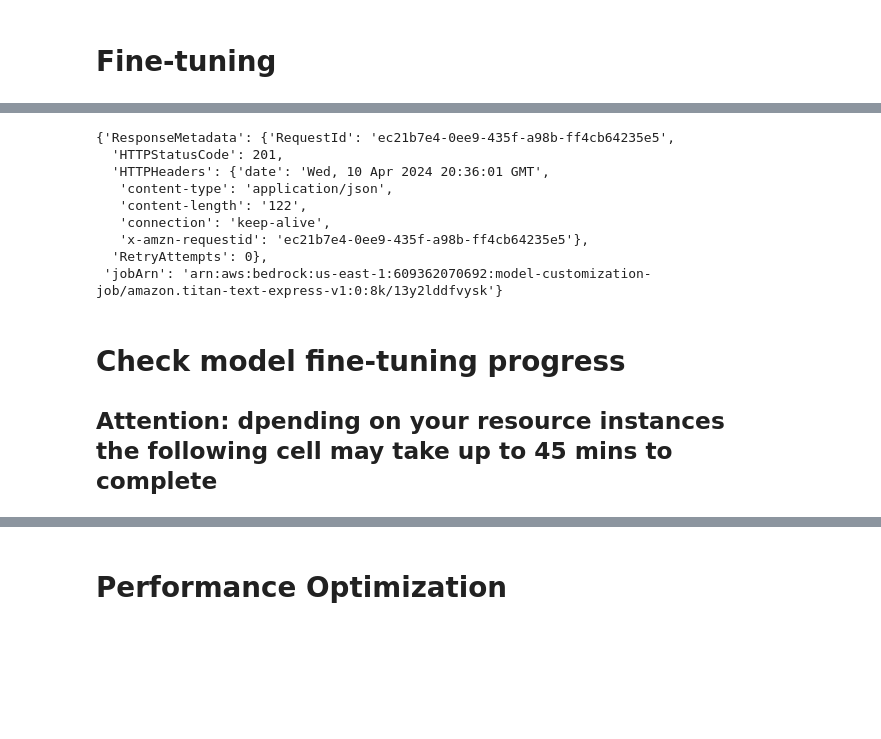
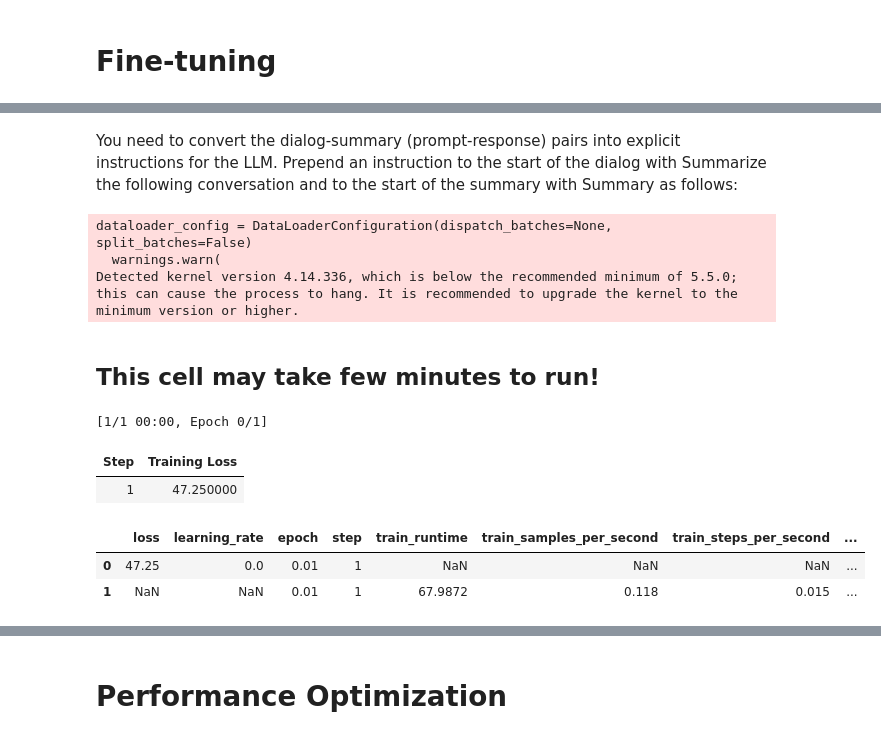
Before and after one commit to SepKeyPro/genAI, a Jupyter notebook: continued_pretraining_finetuning_llms.ipynb, the cells around one changed output, grey strips where cells are left out. Saved outputs shown, nothing was run; the diff lists cells and outputs as text; code cells hidden in the pictures; blank space fills up the shorter version.

```diff
--- a/continued_pretraining_finetuning_llms.ipynb
+++ b/continued_pretraining_finetuning_llms.ipynb
@@ -77,6 +87,8 @@ dataset = load_dataset("knkarthick/dialogsum")
 # %%
-def convert_to_instruction(row):
-    row['input'] = "Summarize the following conversation.\n\n" + row['dialogue'] + "\n\nSummary: "
+def tokenize_input(row):
+    prompt = ["Summarize the following conversation.\n\n" + dialogue + "\n\nSummary: " for dialogue in row['dialogue']]
+    row['input_ids'] = tokenizer(prompt, padding="max_length", truncation=True, return_tensors="pt").input_ids
+    row['labels'] = tokenizer(row['summary'], padding="max_length", truncation=True, return_tensors="pt").input_ids
     return row
 # %% [markdown]
 Considering fine-tuning duration and the cost, let's select only 100 of train data for fine-tuning. <code>load_dataset</code> return an instance of <code>DatasetDict</code> class. We can apply its methods to furthur refine our dataset. https://huggingface.co/docs/datasets/v2.18.0/en/package_reference/main_classes#datasets.DatasetDict.data
@@ -145,30 +140,24 @@ job name is: fine-tuning-titan-0 - custom model name is: fine-tuned-titan-0
+# %% [markdown]
+You need to convert the dialog-summary (prompt-response) pairs into explicit instructions for the LLM. Prepend an instruction to the start of the dialog with Summarize the following conversation and to the start of the summary with Summary as follows:
 # %%
-bedrock.create_model_customization_job(
-    customizationType="FINE_TUNING",  # or CONTINUAL_PRE_TRAINING
-    jobName=job_name,
-    customModelName=custom_model_name,
-    roleArn=role,
-    baseModelIdentifier=base_model_id,
-    hyperParameters = {
-        "epochCount": "10",
-        "batchSize": "1",
-        "learningRate": "0.000001",
-        "learningRateWarmupSteps": "0"
-    },
-    trainingDataConfig={"s3Uri": training_data_s3},
-    outputDataConfig={"s3Uri": output_s3_url},
+output_dir = './model_finetuning_output'
+
+training_args = TrainingArguments(
+    output_dir=output_dir,
+    learning_rate=1e-5,
+    num_train_epochs=10,
+    weight_decay=0.01,
+    logging_steps=1,
+    max_steps=1
 )
+
+trainer = Trainer(
+    model=original_model,
+    args=training_args,
+    train_dataset=train_ds_tokenized,
+    eval_dataset=val_ds_tokenized
+)
 # %% [output]
-{'ResponseMetadata': {'RequestId': 'ec21b7e4-0ee9-435f-a98b-ff4cb64235e5',
-  'HTTPStatusCode': 201,
-  'HTTPHeaders': {'date': 'Wed, 10 Apr 2024 20:36:01 GMT',
-   'content-type': 'application/json',
-   'content-length': '122',
-   'connection': 'keep-alive',
-   'x-amzn-requestid': 'ec21b7e4-0ee9-435f-a98b-ff4cb64235e5'},
-  'RetryAttempts': 0},
- 'jobArn': 'arn:aws:bedrock:us-east-1:609362070692:model-customization-job/amazon.titan-text-express-v1:0:8k/13y2lddfvysk'}
+dataloader_config = DataLoaderConfiguration(dispatch_batches=None, split_batches=False)
+  warnings.warn(
+Detected kernel version 4.14.336, which is below the recommended minimum of 5.5.0; this can cause the process to hang. It is recommended to upgrade the kernel to the minimum version or higher.
-# %% [markdown]
-# Check model fine-tuning progress
-
-## Attention: dpending on your resource instances the following cell may take up to 45 mins to complete
@@ -185,0 +164,18 @@ print(status)
+# %% [markdown]
+## This cell may take few minutes to run!
+# %%
+trainer.train()
+# trainer.save_model(output_dir)
+# %% [output]
+[1/1 00:00, Epoch 0/1]
+| Step | Training Loss |
+| 1 | 47.250000 |
+# %%
+df_log = pd.DataFrame(trainer.state.log_history)
+df_log.head()
+# df_log.dropna(subset=['eval_loss']).reset_index()['eval_loss'].plot(label='Validation'))
+# df_log.dropna(subset=['loss']).reset_index()['loss'].plot(label='Train'))
+# %% [output]
+|  | loss | learning_rate | epoch | step | train_runtime | train_samples_per_second | train_steps_per_second | ... |
+| 0 | 47.25 | 0.0 | 0.01 | 1 | NaN | NaN | NaN | ... |
+| 1 | NaN | NaN | 0.01 | 1 | 67.9872 | 0.118 | 0.015 | ... |
```
Also changed, not shown: parts of 19 cells of this notebook.
